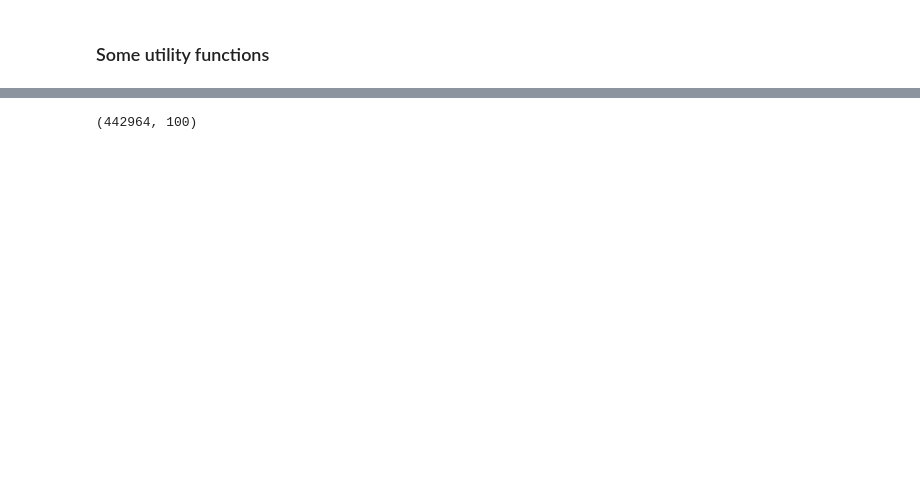
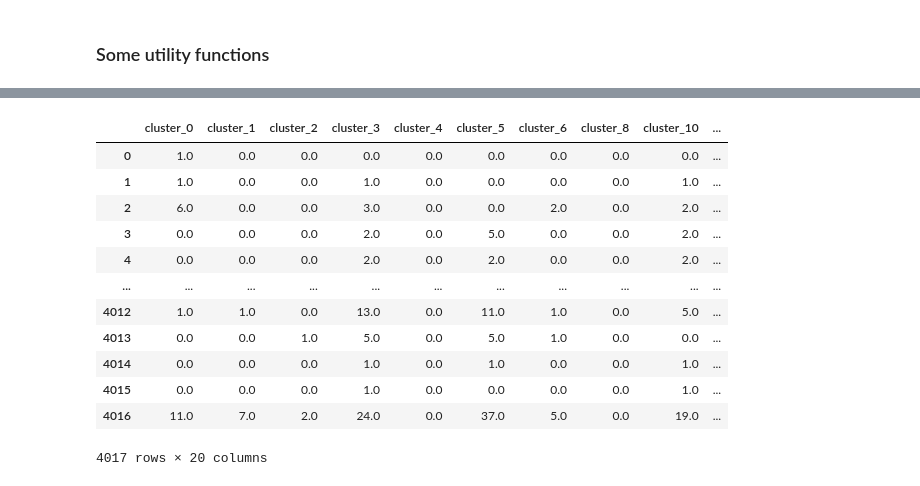
Before and after one commit to VIDA-NYU/GDPFinder, a Jupyter notebook: notebooks/block_predictions.ipynb, the cells around one changed output, grey strips where cells are left out. Cells and saved outputs as stored; diff of their text form; code cells hidden in the pictures; blank space fills up the shorter version.

```diff
--- a/notebooks/block_predictions.ipynb
+++ b/notebooks/block_predictions.ipynb
@@ -378,4 +98,0 @@ R2:  0.042533938330419296
-# %%
-embeddings.shape
-# %% [output]
-(442964, 100)
@@ -399,0 +99,16 @@ pd.DataFrame(
+# %%
+pd.merge(x, y, left_index = True, right_index=True)
+# %% [output]
+|  | cluster_0 | cluster_1 | cluster_2 | cluster_3 | cluster_4 | cluster_5 | cluster_6 | cluster_8 | cluster_10 | ... |
+| 0 | 1.0 | 0.0 | 0.0 | 0.0 | 0.0 | 0.0 | 0.0 | 0.0 | 0.0 | ... |
+| 1 | 1.0 | 0.0 | 0.0 | 1.0 | 0.0 | 0.0 | 0.0 | 0.0 | 1.0 | ... |
+| 2 | 6.0 | 0.0 | 0.0 | 3.0 | 0.0 | 0.0 | 2.0 | 0.0 | 2.0 | ... |
+| 3 | 0.0 | 0.0 | 0.0 | 2.0 | 0.0 | 5.0 | 0.0 | 0.0 | 2.0 | ... |
+| 4 | 0.0 | 0.0 | 0.0 | 2.0 | 0.0 | 2.0 | 0.0 | 0.0 | 2.0 | ... |
+| ... | ... | ... | ... | ... | ... | ... | ... | ... | ... | ... |
+| 4012 | 1.0 | 1.0 | 0.0 | 13.0 | 0.0 | 11.0 | 1.0 | 0.0 | 5.0 | ... |
+| 4013 | 0.0 | 0.0 | 1.0 | 5.0 | 0.0 | 5.0 | 1.0 | 0.0 | 0.0 | ... |
+| 4014 | 0.0 | 0.0 | 0.0 | 1.0 | 0.0 | 1.0 | 0.0 | 0.0 | 1.0 | ... |
+| 4015 | 0.0 | 0.0 | 0.0 | 1.0 | 0.0 | 0.0 | 0.0 | 0.0 | 1.0 | ... |
+| 4016 | 11.0 | 7.0 | 2.0 | 24.0 | 0.0 | 37.0 | 5.0 | 0.0 | 19.0 | ... |
+4017 rows × 20 columns
```
Also changed, not shown: parts of 68 cells of this notebook.
